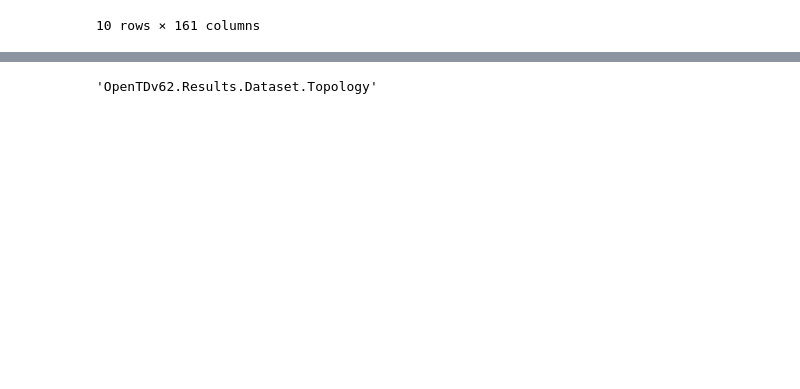
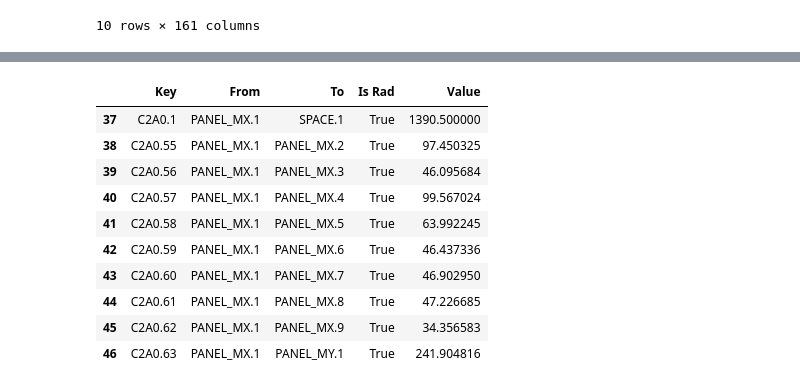
Before and after one commit to nishitomo206/pyopentd, a Jupyter notebook: sample/sample.ipynb, the cells around one changed output, grey strips where cells are left out. Drawn from its saved outputs; the diff is of its cells as text; code cells hidden in the pictures; blank space fills up the shorter version.

```diff
--- a/sample/sample.ipynb
+++ b/sample/sample.ipynb
@@ -115,4 +113,16 @@ topology = pt.get_pcs_file(savefile)
-# %%
-get_all_conductance(topology)
-# %% [output]
-'OpenTDv62.Results.Dataset.Topology'
+# %%
+df_rad, df_cond = savefile.get_all_cond()
+# %%
+df_rad.head(10)
+# %% [output]
+|  | Key | From | To | Is Rad | Value |
+| 37 | C2A0.1 | PANEL_MX.1 | SPACE.1 | True | 1390.500000 |
+| 38 | C2A0.55 | PANEL_MX.1 | PANEL_MX.2 | True | 97.450325 |
+| 39 | C2A0.56 | PANEL_MX.1 | PANEL_MX.3 | True | 46.095684 |
+| 40 | C2A0.57 | PANEL_MX.1 | PANEL_MX.4 | True | 99.567024 |
+| 41 | C2A0.58 | PANEL_MX.1 | PANEL_MX.5 | True | 63.992245 |
+| 42 | C2A0.59 | PANEL_MX.1 | PANEL_MX.6 | True | 46.437336 |
+| 43 | C2A0.60 | PANEL_MX.1 | PANEL_MX.7 | True | 46.902950 |
+| 44 | C2A0.61 | PANEL_MX.1 | PANEL_MX.8 | True | 47.226685 |
+| 45 | C2A0.62 | PANEL_MX.1 | PANEL_MX.9 | True | 34.356583 |
+| 46 | C2A0.63 | PANEL_MX.1 | PANEL_MY.1 | True | 241.904816 |
```
Also changed, not shown: parts of 7 cells of this notebook, 1 other file.
